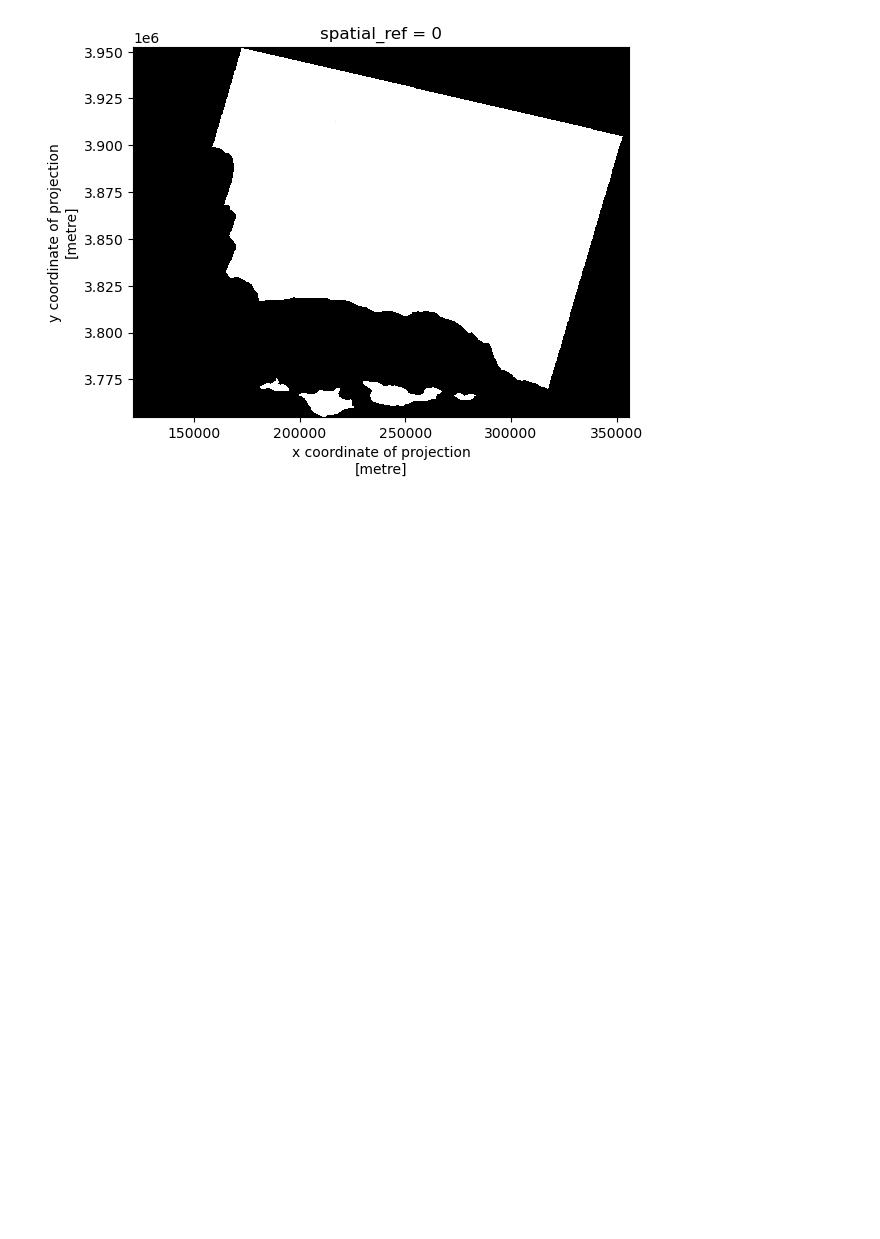
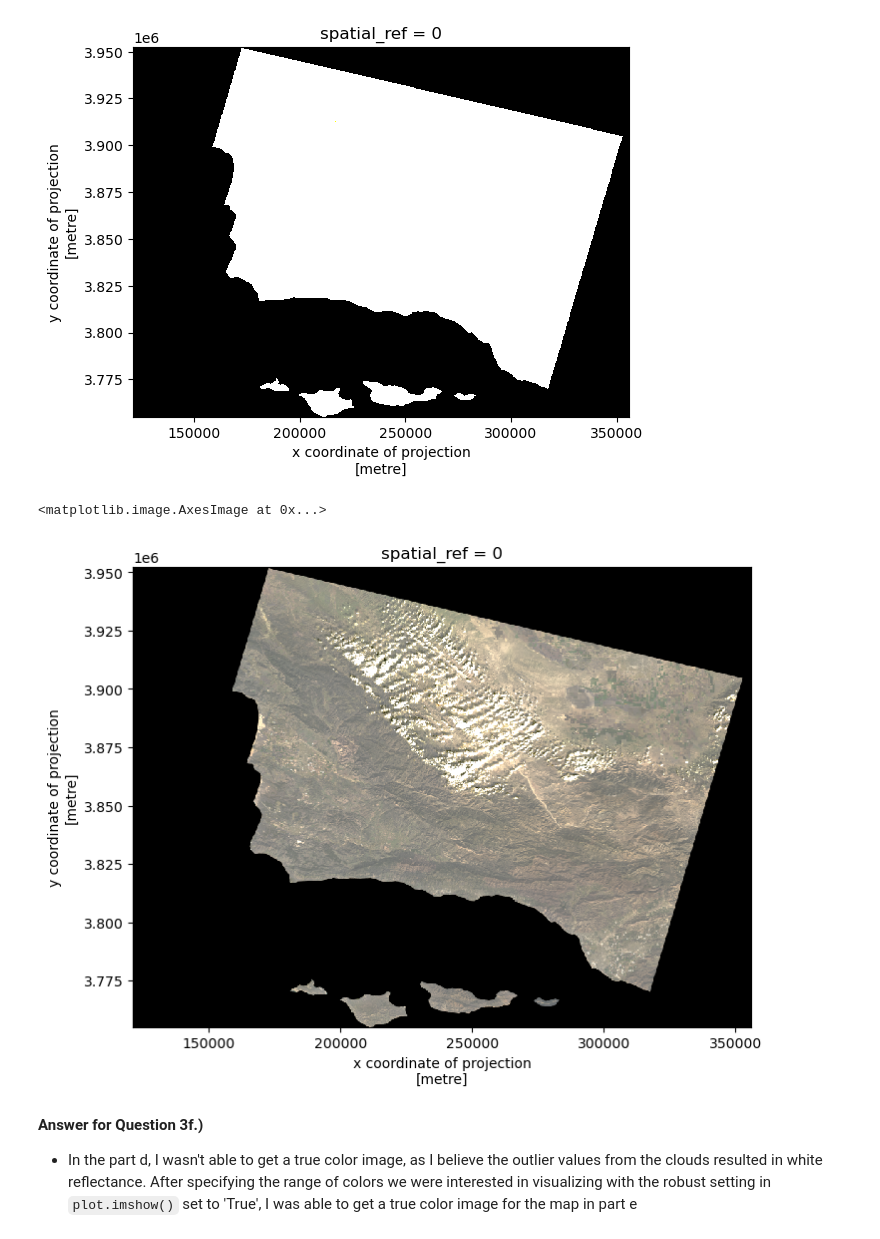
Before and after one commit to madisonenda/EDS220-Homework4, a Jupyter notebook: hwk4-task2-false-color-Enda.ipynb, the cells around one changed output. Saved outputs shown, nothing was run; the diff lists cells and outputs as text; code cells hidden in the pictures; blank space fills up the shorter version.

Commit message:
Update the RGB map and add the answer to question 3f

```diff
--- a/hwk4-task2-false-color-Enda.ipynb
+++ b/hwk4-task2-false-color-Enda.ipynb
@@ -107,3 +107,12 @@ landsat[['red','green','blue']].to_array().plot.imshow()
 Clipping input data to the valid range for imshow with RGB data ([0..1] for floats or [0..255] for integers).
 <matplotlib.image.AxesImage at 0x...>
 [figure]
+# %%
+# Adjusting the scale of the data to account for the clouds and get a true color image
+landsat[['red','green','blue']].to_array().plot.imshow(size= 6, robust= True)
+# %% [output]
+<matplotlib.image.AxesImage at 0x...>
+[figure, added]
+# %% [markdown]
+**Answer for Question 3f.)**
+- In the part d, I wasn't able to get a true color image, as I believe the outlier values from the clouds resulted in white reflectance. After specifying the range of colors we were interested in visualizing with the robust setting in `plot.imshow()` set to 'True', I was able to get a true color image for the map in part e
```
